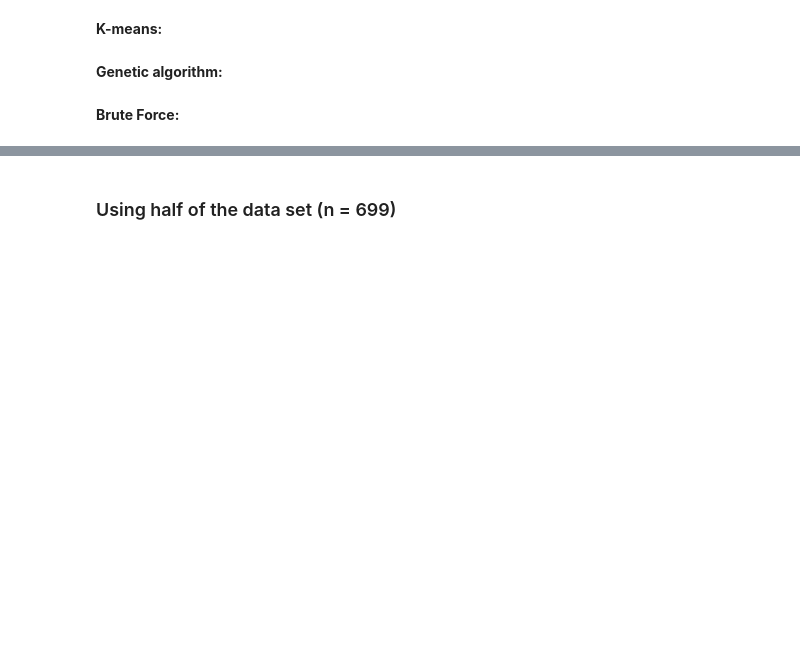
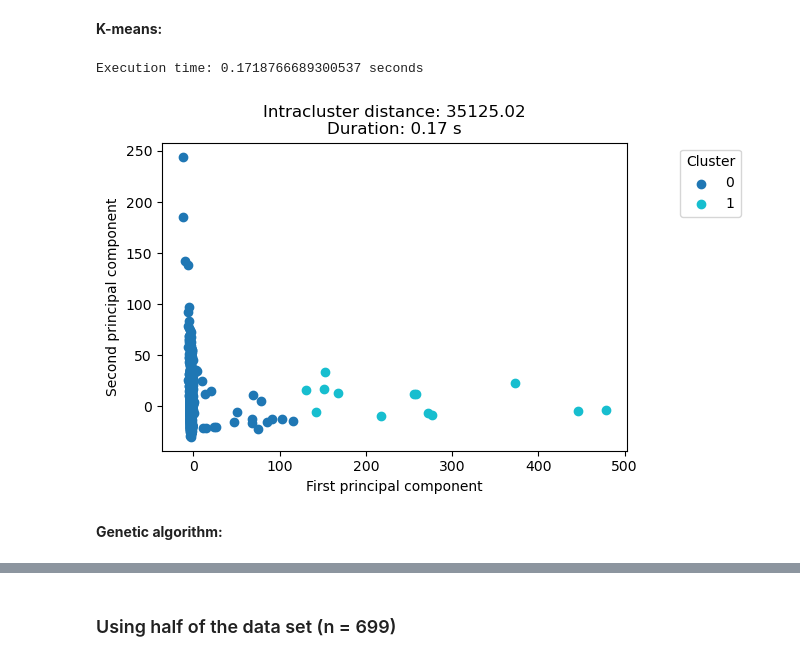
Before and after one commit to UCR-ECCI-MM/Computabilidad, a Jupyter notebook: TP2/Avance2/genetic_algorithm.ipynb, the cells around one changed output, grey strips where cells are left out. Cells and saved outputs as stored; diff of their text form; code cells hidden in the pictures; blank space fills up the shorter version.

```diff
--- a/TP2/Avance2/genetic_algorithm.ipynb
+++ b/TP2/Avance2/genetic_algorithm.ipynb
@@ -522,7 +558,17 @@ gene_principal_components
 ### Using the full data set (n = 1398)
 # %% [markdown]
 **K-means:**
+# %%
+start = time.time()
+clusters,_ = k_means(gene_principal_components.values, 2)
+#print(clusters)
+end = time.time()
+print(f"Execution time: {end - start} seconds")
+# %% [output]
+Execution time: 0.1718766689300537 seconds
+# %%
+plot_result(gene_principal_components.values, clusters, end - start)
+# %% [output]
+[figure, added]
 # %% [markdown]
 **Genetic algorithm:**
-# %% [markdown]
-**Brute Force:**
```
Also changed, not shown: parts of 72 cells of this notebook.
